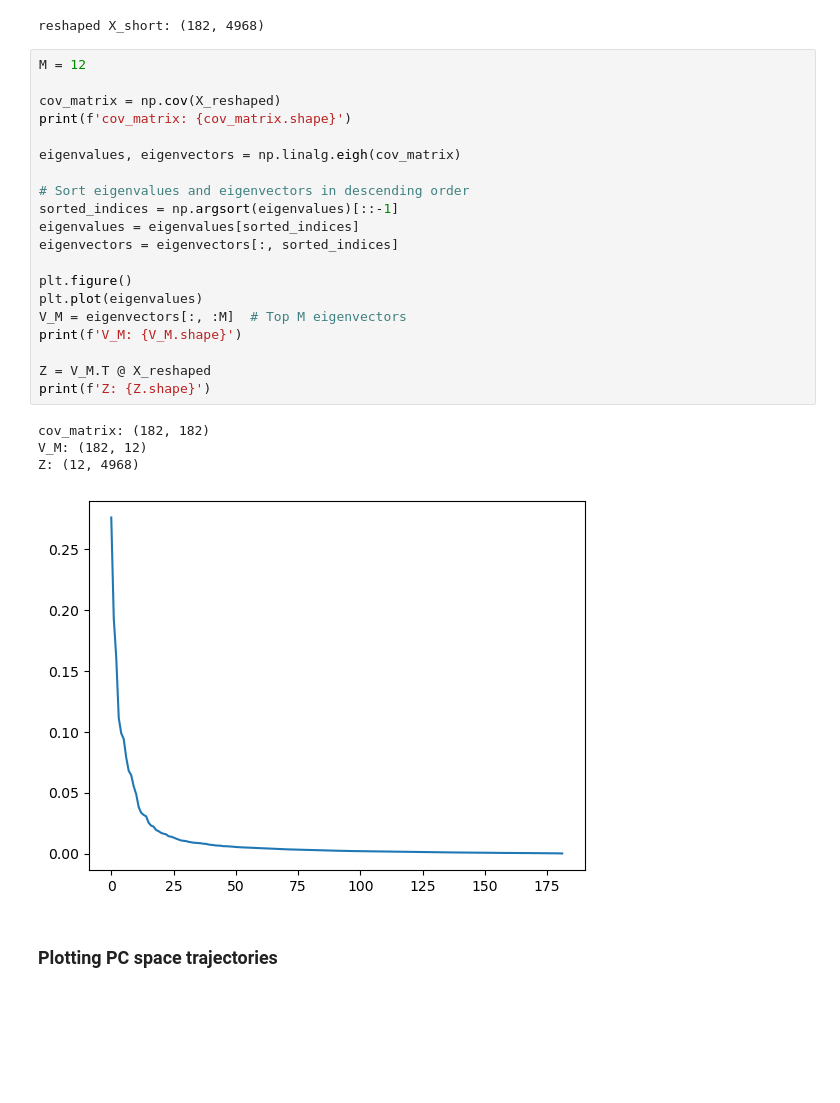
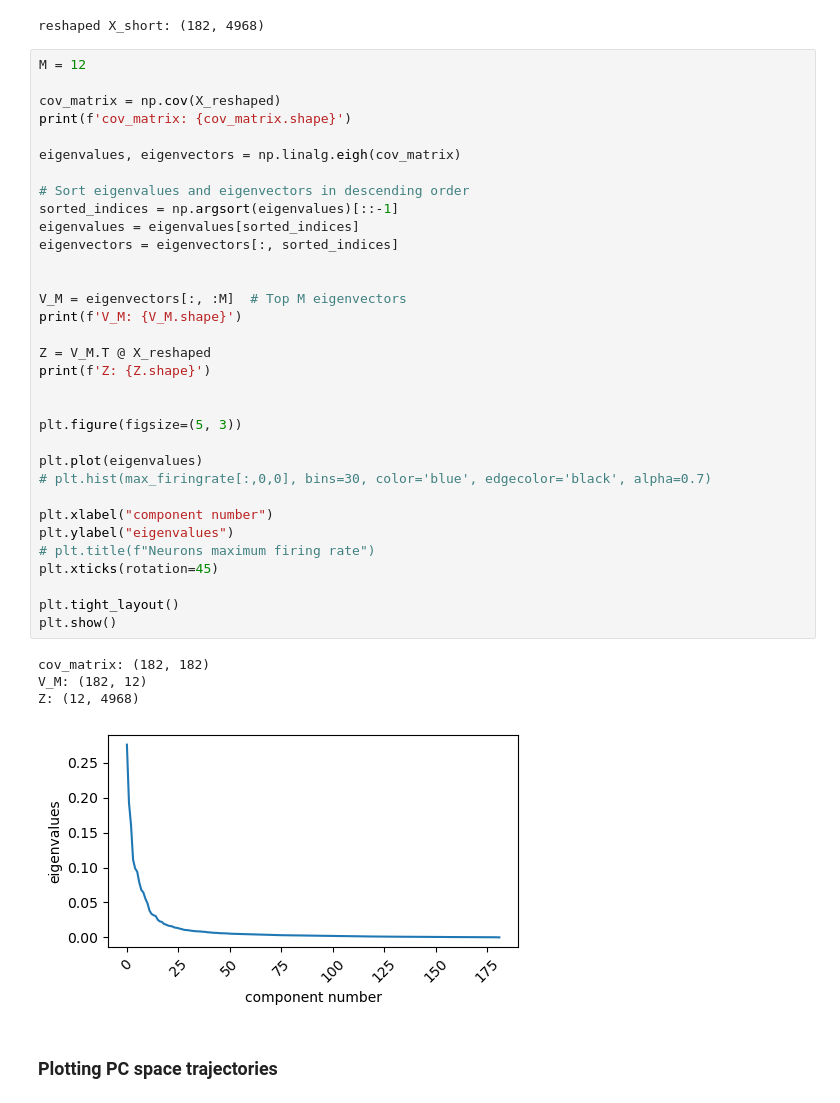
Before and after one commit to derek1909/4G10-Coursework-1, a Jupyter notebook: cw1.ipynb, the cells around one changed output. Drawn from its saved outputs; the diff is of its cells as text; blank space fills up the shorter version.

```diff
--- a/cw1.ipynb
+++ b/cw1.ipynb
@@ -131,28 +202,41 @@ reshaped X_short: (182, 4968)
 # %%
 M = 12
 
 cov_matrix = np.cov(X_reshaped)
 print(f'cov_matrix: {cov_matrix.shape}')
 
 eigenvalues, eigenvectors = np.linalg.eigh(cov_matrix)
 
 # Sort eigenvalues and eigenvectors in descending order
 sorted_indices = np.argsort(eigenvalues)[::-1]
 eigenvalues = eigenvalues[sorted_indices]
 eigenvectors = eigenvectors[:, sorted_indices]
 
-plt.figure()
-plt.plot(eigenvalues)
+
 V_M = eigenvectors[:, :M]  # Top M eigenvectors
 print(f'V_M: {V_M.shape}')
 
 Z = V_M.T @ X_reshaped
 print(f'Z: {Z.shape}')
+
+
+plt.figure(figsize=(5, 3))
+
+plt.plot(eigenvalues)
+# plt.hist(max_firingrate[:,0,0], bins=30, color='blue', edgecolor='black', alpha=0.7)
+
+plt.xlabel("component number")
+plt.ylabel("eigenvalues")
+# plt.title(f"Neurons maximum firing rate")
+plt.xticks(rotation=45)
+
+plt.tight_layout()
+plt.show()
 # %% [output]
 cov_matrix: (182, 182)
 V_M: (182, 12)
 Z: (12, 4968)
-[figure, old version]
+[figure, new version]
 # %% [markdown]
 ### Plotting PC space trajectories
 # %%
```
Also changed, not shown: parts of 6 cells of this notebook, 3 other files.
